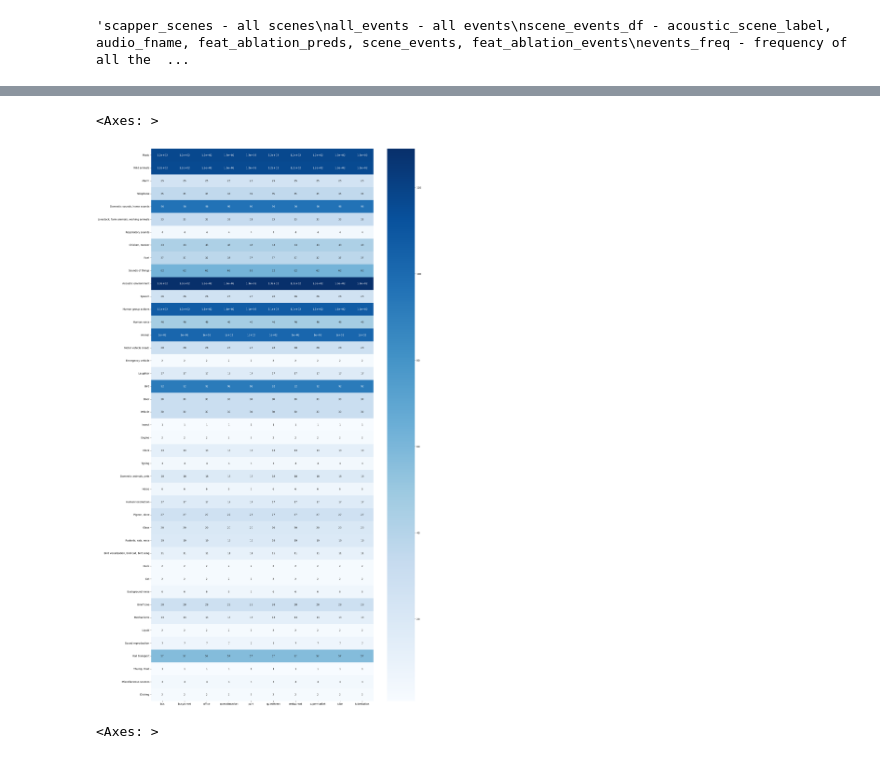
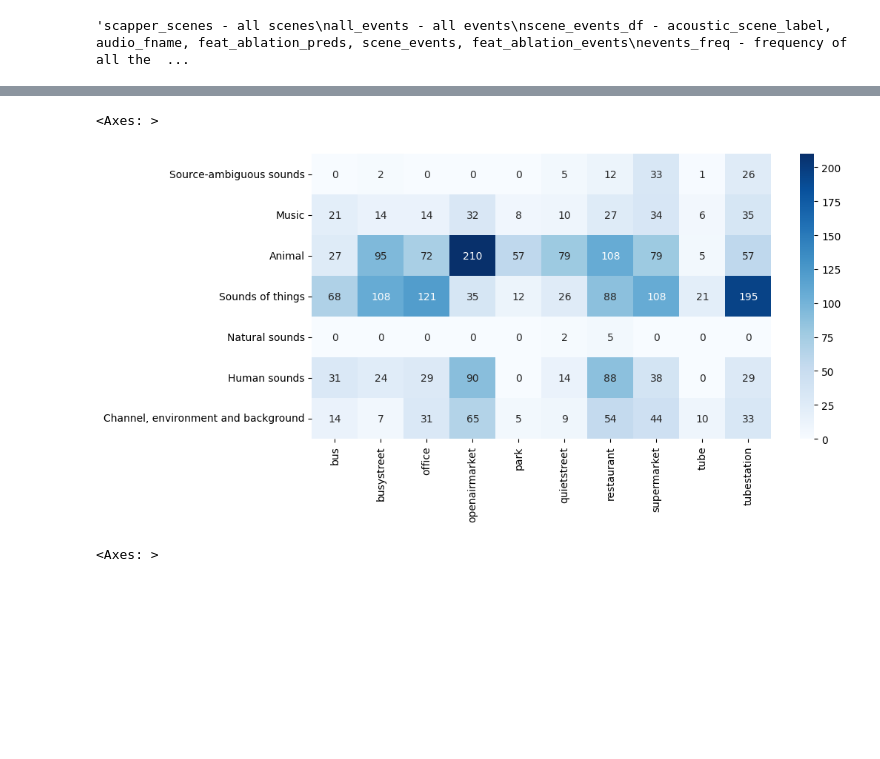
Before and after one commit to darshitttt/Scene_X_Events, a Jupyter notebook: scapper_panns_afterFeatAblation.ipynb, the cells around one changed output, grey strips where cells are left out. Saved outputs shown, nothing was run; the diff lists cells and outputs as text; code cells hidden in the pictures; blank space fills up the shorter version.

Commit message:
got to edit the final list a little

```diff
--- a/scapper_panns_afterFeatAblation.ipynb
+++ b/scapper_panns_afterFeatAblation.ipynb
@@ -5,5 +7,5 @@ import ast
 # %%
-scene_events_df = pd.read_csv('feat_ablation_sceneXevents_0.csv')
+scene_events_df = pd.read_csv('tut18_feat_ablation_sceneXevents_0.csv')
 
 for i, row in scene_events_df.iterrows():
     row['feat_ablation_preds'] = ast.literal_eval(row['feat_ablation_preds'])
@@ -157,28 +266,13 @@ scene_parent_eventClass_count = defaultdict(dict)
 
 for scene in scapper_scenes:
     scene_parent_eventClass_count[scene] = defaultdict(dict)
-    for i in (missed_events_dict):
-        #scene_parent_eventClass_count[scene][i] = 0
-        for j in (missed_events_dict[i]):
-            for k in (missed_events_dict[i][j]):
-                if k[1]>0:
-                    parent_class = get_parent_eventClass(k[0])
-                    if (parent_class not in scene_parent_eventClass_count[scene]) and (parent_class != 'None'):
-                        scene_parent_eventClass_count[scene][parent_class] = 0
-                    if parent_class == 'None' and (k[0] not in scene_parent_eventClass_count[scene]):
-                        scene_parent_eventClass_count[scene][k[0]] = 0
-                    if parent_class != 'None':
-                        scene_parent_eventClass_count[scene][parent_class] += k[1]
-                    else:
-                        scene_parent_eventClass_count[scene][k[0]] += k[1]
+    for i in (list)(all_parent_events):
+        scene_parent_eventClass_count[scene][i] = 0
+
+for scene in events_based_on_scene:
+    for i in events_based_on_scene[scene]:
+        parent_class = get_parent_class_label(i[0])
+        if parent_class != 'None':
+            scene_parent_eventClass_count[scene][parent_class] += i[1]
+        else:
+            scene_parent_eventClass_count[scene][i[0]] += i[1]
-# %%
-
-
-for scene in events_based_on_scene:
-    for i in events_based_on_scene[scene]:
-        parent_class = get_parent_eventClass(i[0])
-        #print(parent_class, i[0])
-        if parent_class != 'None':
-            scene_parent_eventClass_count[scene][parent_class] += i[1]
-        else:
-            scene_parent_eventClass_count[scene][i[0]] += i[1]
@@ -185,12 +291,12 @@ for scene in events_based_on_scene:
 # %%
 import seaborn as sns
 import matplotlib.pyplot as plt
 
-plt.figure(figsize=(20, 40))
-sns.heatmap(pd.DataFrame(scene_parent_eventClass_count), annot=True, cmap='Blues')
+plt.figure(figsize=(10, 5))
+sns.heatmap(pd.DataFrame(scene_parent_eventClass_count), annot=True, cmap='Blues', fmt='d')
 # %% [output]
 <Axes: >
-[figure, old version]
+[figure, new version]
 # %%
 freq_parent_eventClass_count = defaultdict(dict)
 
```
Also changed, not shown: parts of 12 cells of this notebook, 3 other files.
